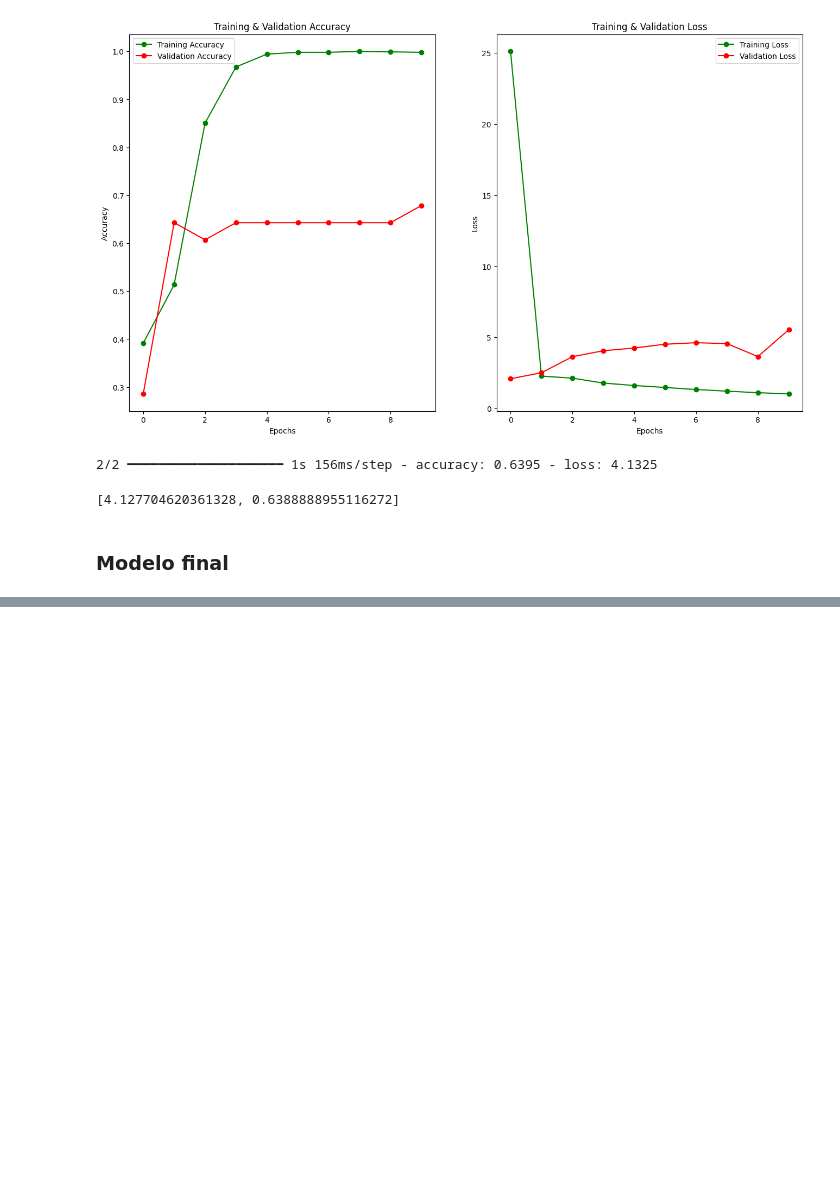
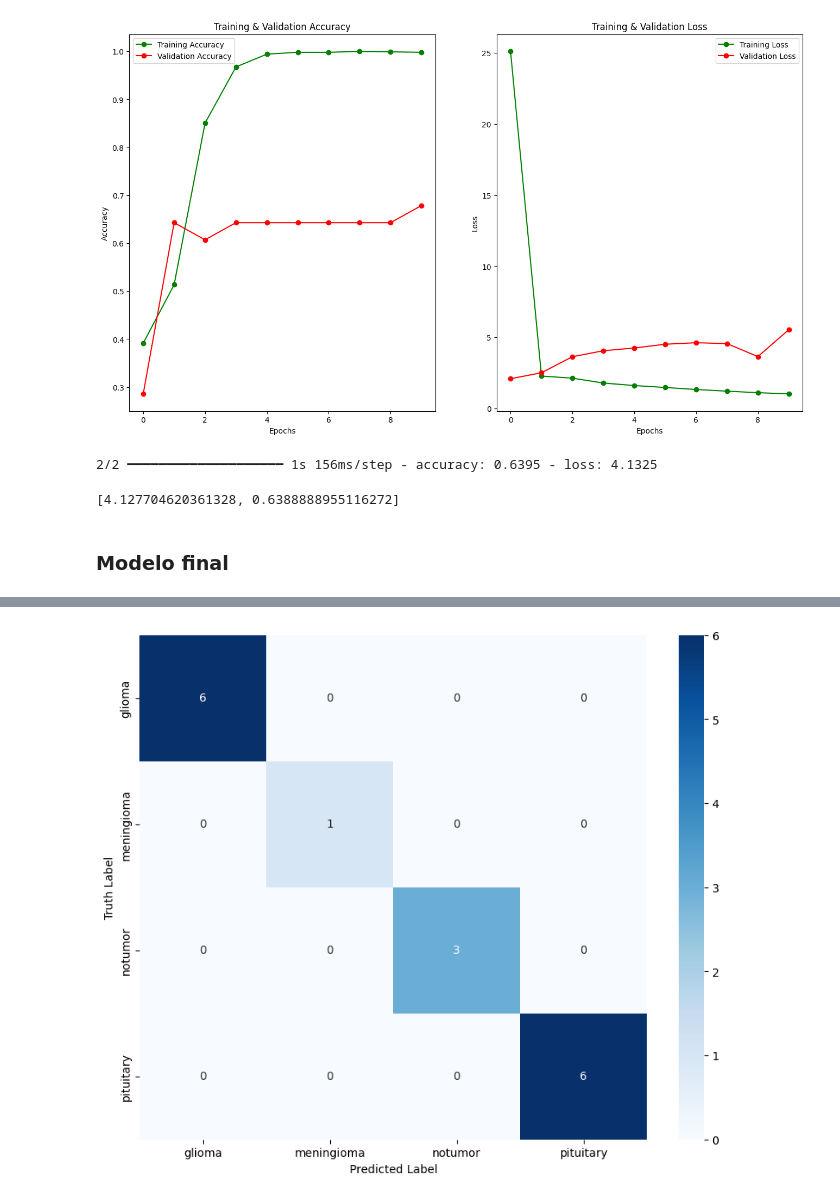
Before and after one commit to andrescf098/tumor-detection, a Jupyter notebook: ipynb/main.ipynb, the cells around one changed output, grey strips where cells are left out. Cells and saved outputs as stored; diff of their text form; code cells hidden in the pictures; blank space fills up the shorter version.

Commit message:
confusion matrix

```diff
--- a/ipynb/main.ipynb
+++ b/ipynb/main.ipynb
@@ -538,0 +577,3 @@ hist = hypermodel.fit(train_generator, epochs=10, validation_data=validation_gen
+# %%
+preds = model.predict(predict_generator)
+y_pred = np.argmax(preds, axis=1)
@@ -538,0 +582,12 @@ hist = hypermodel.fit(train_generator, epochs=10, validation_data=validation_gen
+# %%
+pred_labels = np.argmax(preds, axis=1)
+# %%
+cm = confusion_matrix(pred_labels, y_pred)
+labels = classes
+plt.figure(figsize=(10,8))
+sns.heatmap(cm, annot=True, fmt='d', cmap='Blues', xticklabels=labels, yticklabels=labels)
+plt.xlabel('Predicted Label')
+plt.ylabel('Truth Label')
+plt.show()
+# %% [output]
+[figure, added]
```
Also changed, not shown: parts of 13 cells of this notebook.
